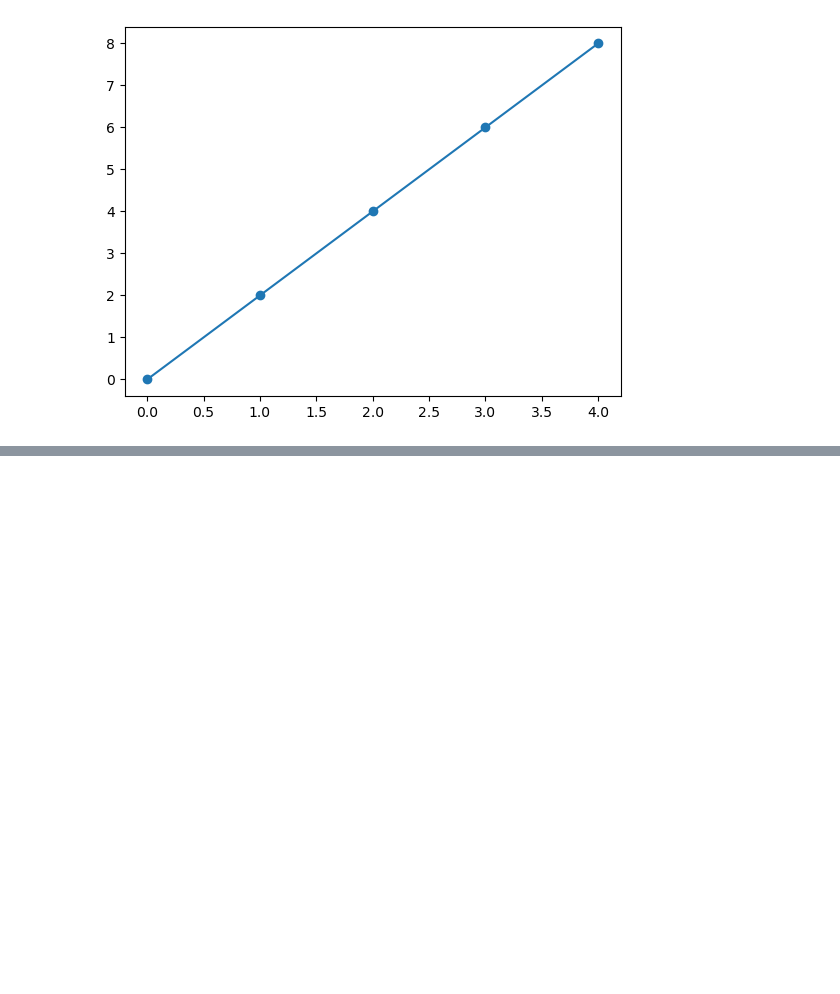
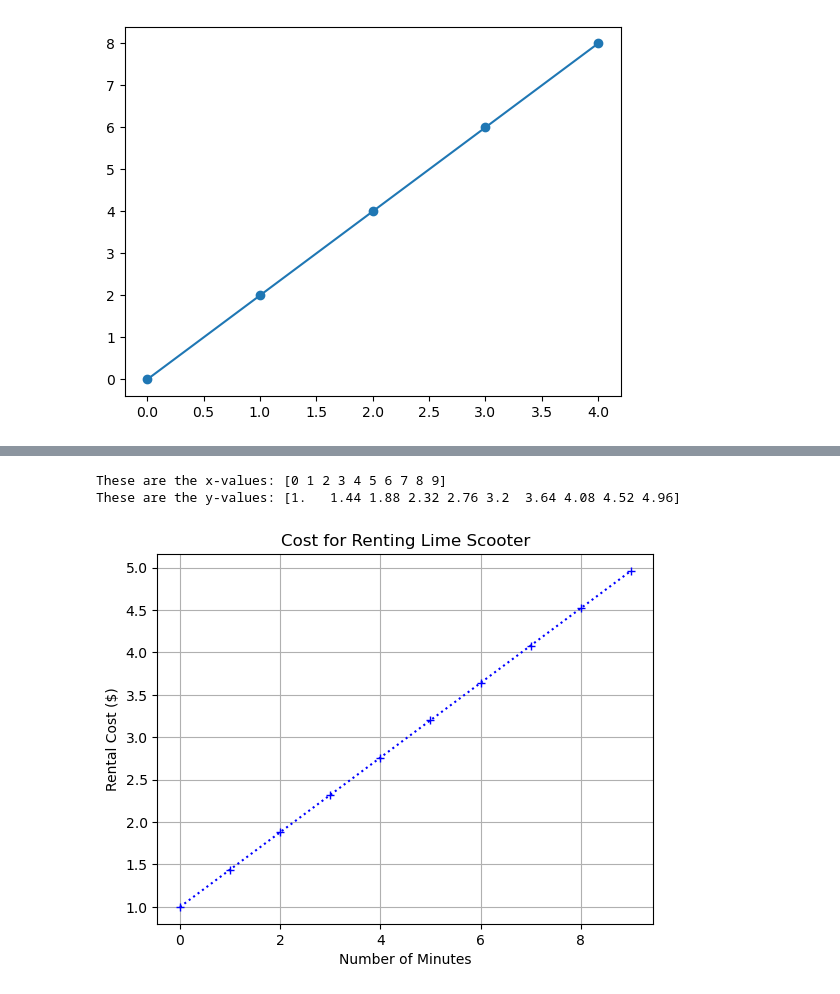
Before and after one commit to guyfrancis/dat1001, a Jupyter notebook: Matplotlib_Part_1.ipynb, the cells around one changed output, grey strips where cells are left out. Drawn from its saved outputs; the diff is of its cells as text; code cells hidden in the pictures; blank space fills up the shorter version.

```diff
--- a/Matplotlib_Part_1.ipynb
+++ b/Matplotlib_Part_1.ipynb
@@ -71,0 +114,21 @@ plt.show()
+# %%
+# Create an array [0, 1, 2, ..., 9] to represent minutes rented
+x = np.arange(10)
+# Create an arry to represent cost for each minute rented
+y = 0.44*x+1
+print("These are the x-values:", x)
+print("These are the y-values:", y)
+# %% [output]
+These are the x-values: [0 1 2 3 4 5 6 7 8 9]
+These are the y-values: [1.   1.44 1.88 2.32 2.76 3.2  3.64 4.08 4.52 4.96]
+# %%
+# Now plot a graph to illustrate.
+plt.plot(x, y, '+:b')
+plt.title("Cost for Renting Lime Scooter")
+plt.xlabel("Number of Minutes")
+plt.ylabel("Rental Cost ($)")
+# This line below displays grid lines which can make the graph easier to read
+plt.grid(True)
+plt.show()
+# %% [output]
+[figure, added]
```
Also changed, not shown: parts of 11 cells of this notebook, 1 other file.
